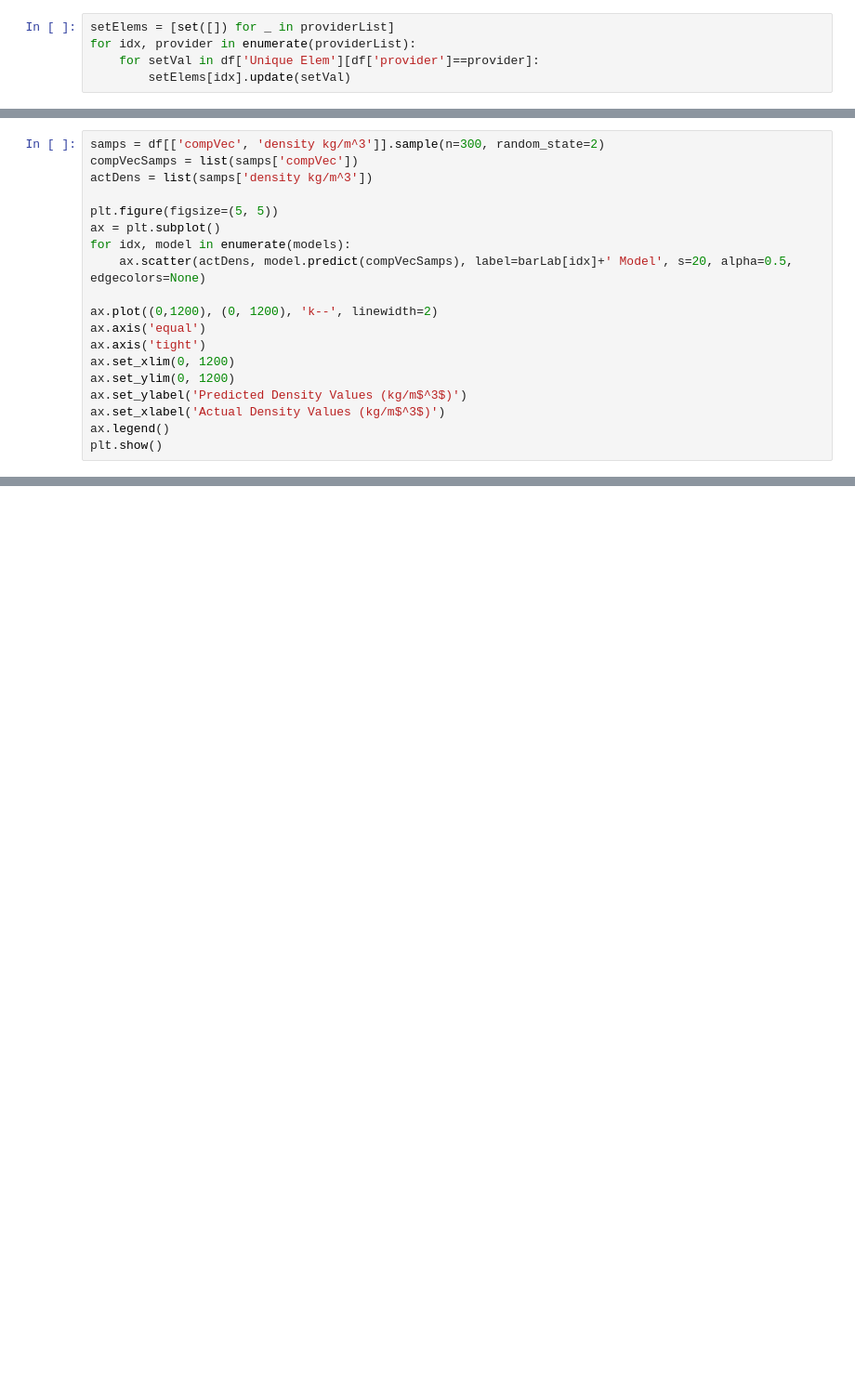
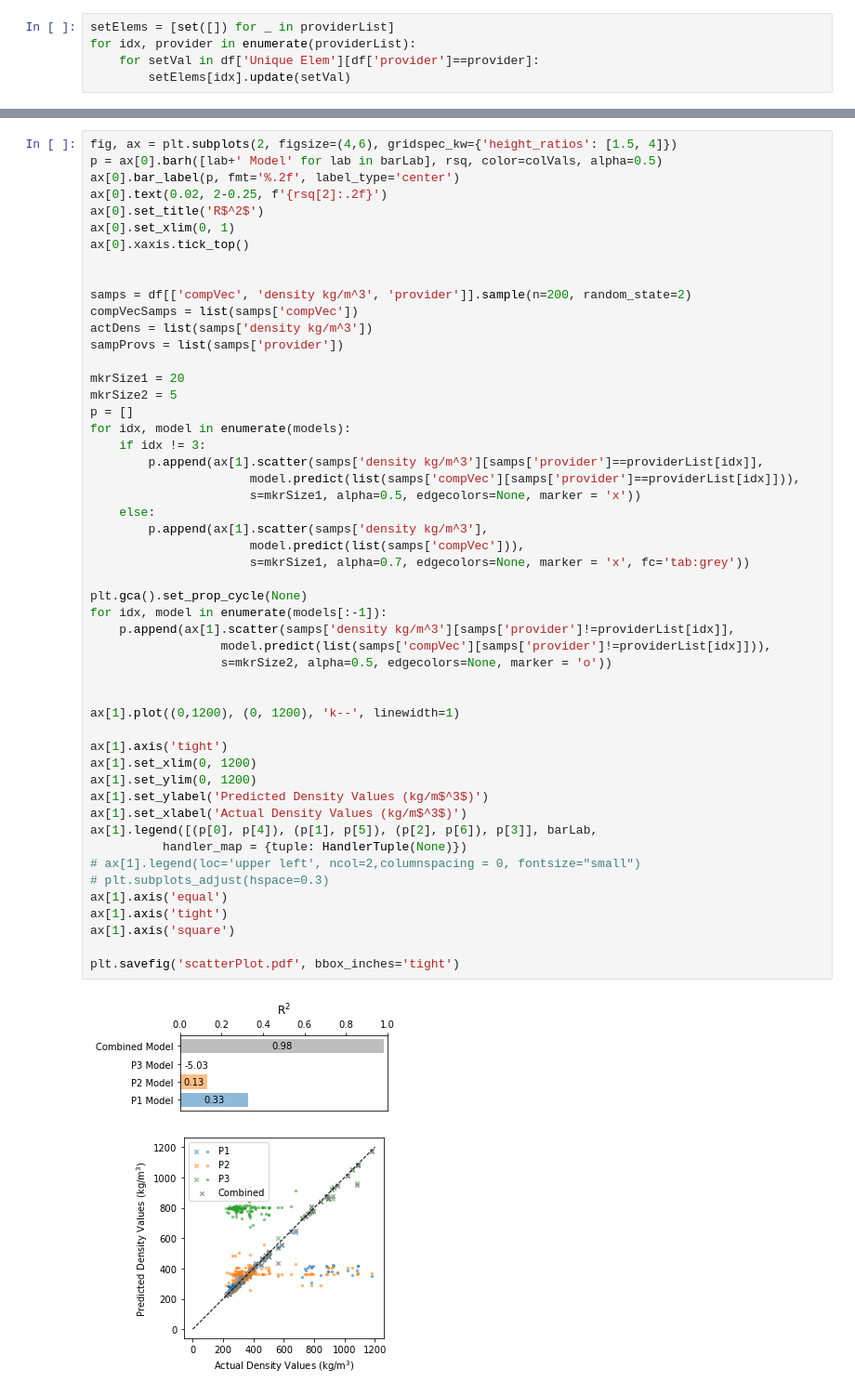
Before and after one commit to Materials-Consortia/optimade-paper-example-applications, a Jupyter notebook: src/high_entropy_alloys_ml/countOptimizerAndMLscript/denityCalcAndLearn.ipynb, the cells around one changed output, grey strips where cells are left out. Shown at 93% size. Saved outputs shown, nothing was run; the diff lists cells and outputs as text; blank space fills up the shorter version.

```diff
--- a/src/high_entropy_alloys_ml/countOptimizerAndMLscript/denityCalcAndLearn.ipynb
+++ b/src/high_entropy_alloys_ml/countOptimizerAndMLscript/denityCalcAndLearn.ipynb
@@ -207,19 +196,0 @@ plt.show()
-# %%
-samps = df[['compVec', 'density kg/m^3']].sample(n=300, random_state=2)
-compVecSamps = list(samps['compVec'])
-actDens = list(samps['density kg/m^3'])
-
-plt.figure(figsize=(5, 5))
-ax = plt.subplot()
-for idx, model in enumerate(models):
-    ax.scatter(actDens, model.predict(compVecSamps), label=barLab[idx]+' Model', s=20, alpha=0.5, edgecolors=None)
-
-ax.plot((0,1200), (0, 1200), 'k--', linewidth=2)
-ax.axis('equal')
-ax.axis('tight')
-ax.set_xlim(0, 1200)
-ax.set_ylim(0, 1200)
-ax.set_ylabel('Predicted Density Values (kg/m$^3$)')
-ax.set_xlabel('Actual Density Values (kg/m$^3$)')
-ax.legend()
-plt.show()
@@ -227,0 +197,53 @@ plt.show()
+# %%
+fig, ax = plt.subplots(2, figsize=(4,6), gridspec_kw={'height_ratios': [1.5, 4]})
+p = ax[0].barh([lab+' Model' for lab in barLab], rsq, color=colVals, alpha=0.5)
+ax[0].bar_label(p, fmt='%.2f', label_type='center')
+ax[0].text(0.02, 2-0.25, f'{rsq[2]:.2f}')
+ax[0].set_title('R$^2$')
+ax[0].set_xlim(0, 1)
+ax[0].xaxis.tick_top()
+
+
+samps = df[['compVec', 'density kg/m^3', 'provider']].sample(n=200, random_state=2)
+compVecSamps = list(samps['compVec'])
+actDens = list(samps['density kg/m^3'])
+sampProvs = list(samps['provider'])
+
+mkrSize1 = 20
+mkrSize2 = 5
+p = []
+for idx, model in enumerate(models):
+    if idx != 3:
+        p.append(ax[1].scatter(samps['density kg/m^3'][samps['provider']==providerList[idx]],
+                      model.predict(list(samps['compVec'][samps['provider']==providerList[idx]])),
+                      s=mkrSize1, alpha=0.5, edgecolors=None, marker = 'x'))
+    else:
+        p.append(ax[1].scatter(samps['density kg/m^3'],
+                      model.predict(list(samps['compVec'])),
+                      s=mkrSize1, alpha=0.7, edgecolors=None, marker = 'x', fc='tab:grey'))
+
+plt.gca().set_prop_cycle(None)
+for idx, model in enumerate(models[:-1]):
+    p.append(ax[1].scatter(samps['density kg/m^3'][samps['provider']!=providerList[idx]],
+                  model.predict(list(samps['compVec'][samps['provider']!=providerList[idx]])),
+                  s=mkrSize2, alpha=0.5, edgecolors=None, marker = 'o'))
+
+
+ax[1].plot((0,1200), (0, 1200), 'k--', linewidth=1)
+
+ax[1].axis('tight')
+ax[1].set_xlim(0, 1200)
+ax[1].set_ylim(0, 1200)
+ax[1].set_ylabel('Predicted Density Values (kg/m$^3$)')
+ax[1].set_xlabel('Actual Density Values (kg/m$^3$)')
+ax[1].legend([(p[0], p[4]), (p[1], p[5]), (p[2], p[6]), p[3]], barLab,
+          handler_map = {tuple: HandlerTuple(None)})
+# ax[1].legend(loc='upper left', ncol=2,columnspacing = 0, fontsize="small")
+# plt.subplots_adjust(hspace=0.3)
+ax[1].axis('equal')
+ax[1].axis('tight')
+ax[1].axis('square')
+
+plt.savefig('scatterPlot.pdf', bbox_inches='tight')
+# %% [output]
+[figure, added]
```
Also changed, not shown: parts of 15 cells of this notebook, 8 other files.
